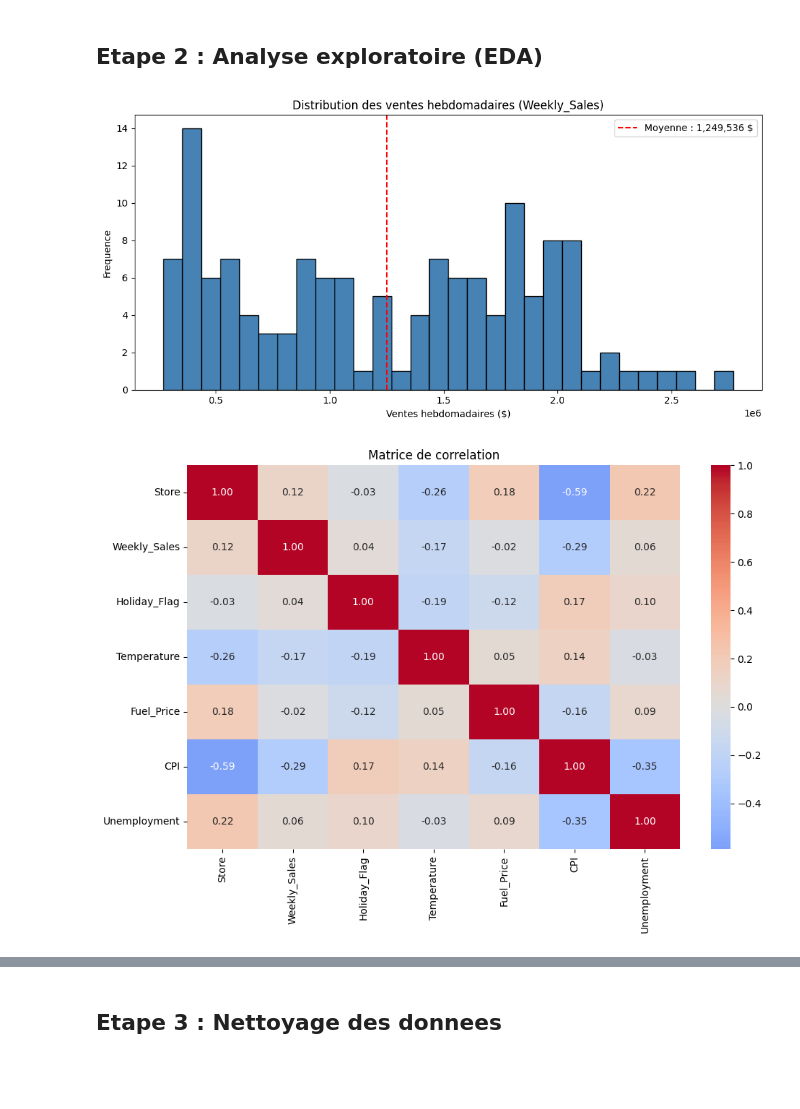
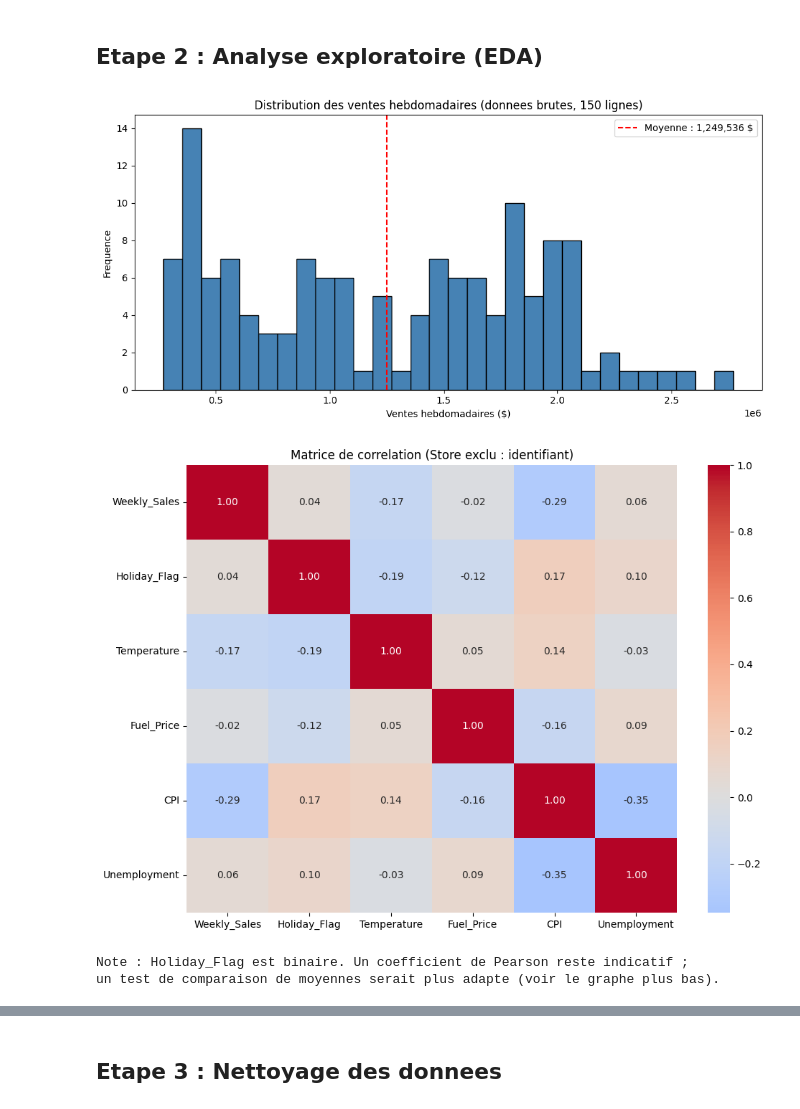
Before and after one commit to emelineroblot/jedha-walmart-project, a Jupyter notebook: 01-Walmart_sales.ipynb, the cells around one changed output, grey strips where cells are left out. Saved outputs shown, nothing was run; the diff lists cells and outputs as text; code cells hidden in the pictures; blank space fills up the shorter version.

```diff
--- a/01-Walmart_sales.ipynb
+++ b/01-Walmart_sales.ipynb
@@ -96,6 +96,7 @@ Also, you'll find here some examples of how to use GridSearchCV together with Ri
 import pandas as pd
 import numpy as np
 import matplotlib.pyplot as plt
+%matplotlib inline
 import seaborn as sns
 
 from sklearn.model_selection import train_test_split
@@ -105,6 +106,11 @@ from sklearn.compose import ColumnTransformer
 # Charger le dataset
 df = pd.read_csv('Walmart_Store_sales.csv')
 
+# Store est un IDENTIFIANT, pas une grandeur numerique : le laisser en float le
+# ferait entrer dans la matrice de correlation et produirait des noms de features
+# du type 'Store_2.0'. On le convertit en chaine des le chargement.
+df['Store'] = df['Store'].astype('Int64').astype(str)
+
 print(f"Dataset : {df.shape[0]} lignes, {df.shape[1]} colonnes")
 df.head()
 # %% [output]
@@ -175,7 +181,7 @@ dtype: float64
 # Distribution de la variable cible : Weekly_Sales
 plt.figure(figsize=(10, 5))
 plt.hist(df['Weekly_Sales'].dropna(), bins=30, edgecolor='black', color='steelblue')
-plt.title('Distribution des ventes hebdomadaires (Weekly_Sales)')
+plt.title('Distribution des ventes hebdomadaires (donnees brutes, 150 lignes)')
 plt.xlabel('Ventes hebdomadaires ($)')
 plt.ylabel('Frequence')
 plt.axvline(df['Weekly_Sales'].mean(), color='red', linestyle='--', label=f"Moyenne : {df['Weekly_Sales'].mean():,.0f} $")
@@ -183,16 +189,24 @@ plt.legend()
 plt.tight_layout()
 plt.show()
 # %% [output]
-[figure, old version]
+[figure, new version]
 # %%
 # Matrice de correlation
+# Store etant une chaine, il est automatiquement exclu de select_dtypes(number).
+# Correler un numero de magasin avec le chiffre d'affaires n'aurait aucun sens :
+# ce serait un artefact de la numerotation.
 numeric_cols = df.select_dtypes(include=[np.number]).columns
 plt.figure(figsize=(10, 7))
 sns.heatmap(df[numeric_cols].corr(), annot=True, cmap='coolwarm', center=0, fmt='.2f')
-plt.title('Matrice de correlation')
+plt.title('Matrice de correlation (Store exclu : identifiant)')
 plt.tight_layout()
 plt.show()
+
+print("Note : Holiday_Flag est binaire. Un coefficient de Pearson reste indicatif ;")
+print("un test de comparaison de moyennes serait plus adapte (voir le graphe plus bas).")
 # %% [output]
-[figure, old version]
+[figure, new version]
+Note : Holiday_Flag est binaire. Un coefficient de Pearson reste indicatif ;
+un test de comparaison de moyennes serait plus adapte (voir le graphe plus bas).
 # %%
 # Boxplots pour detecter les outliers sur les 4 colonnes cibles
```
Also changed, not shown: parts of 64 cells of this notebook, 4 other files.
